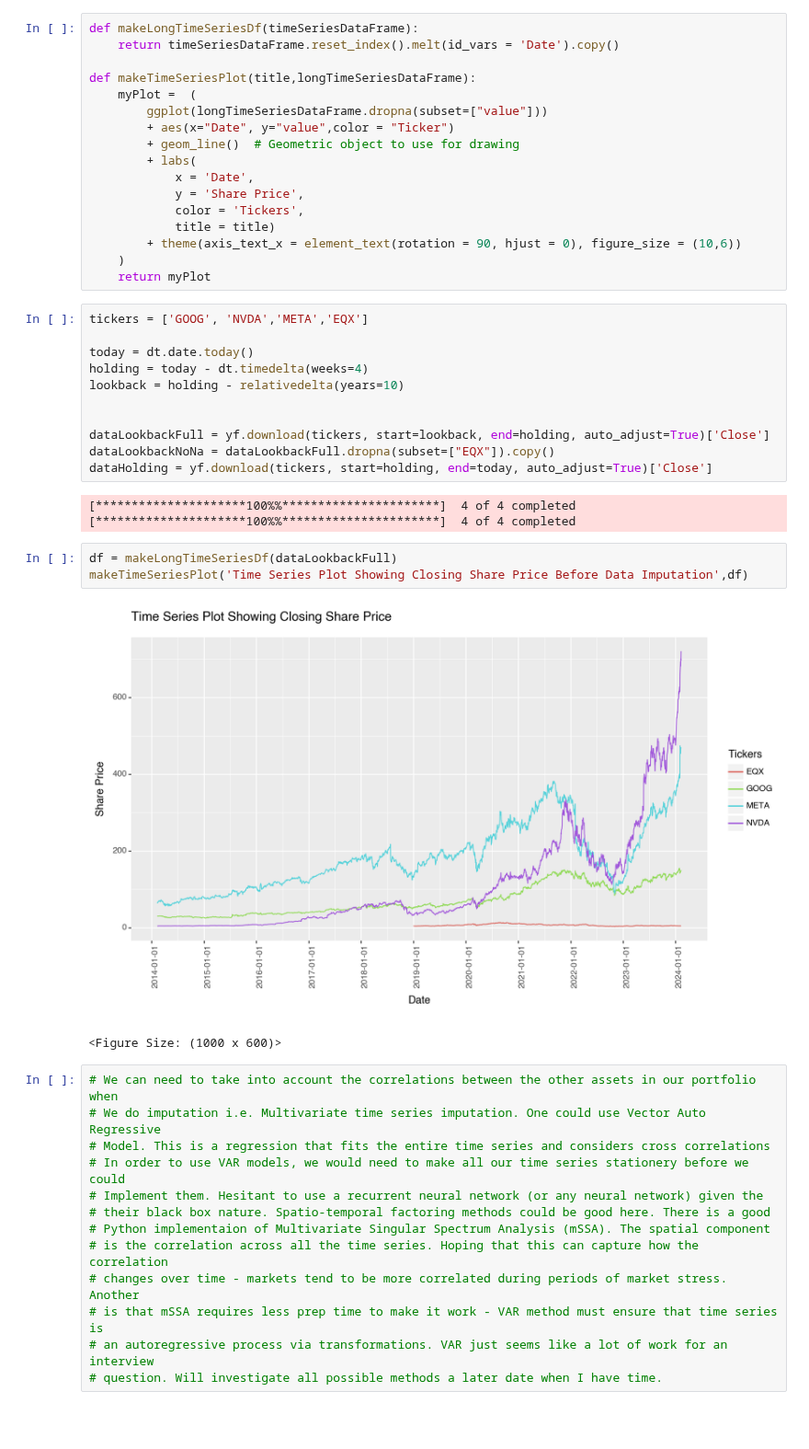
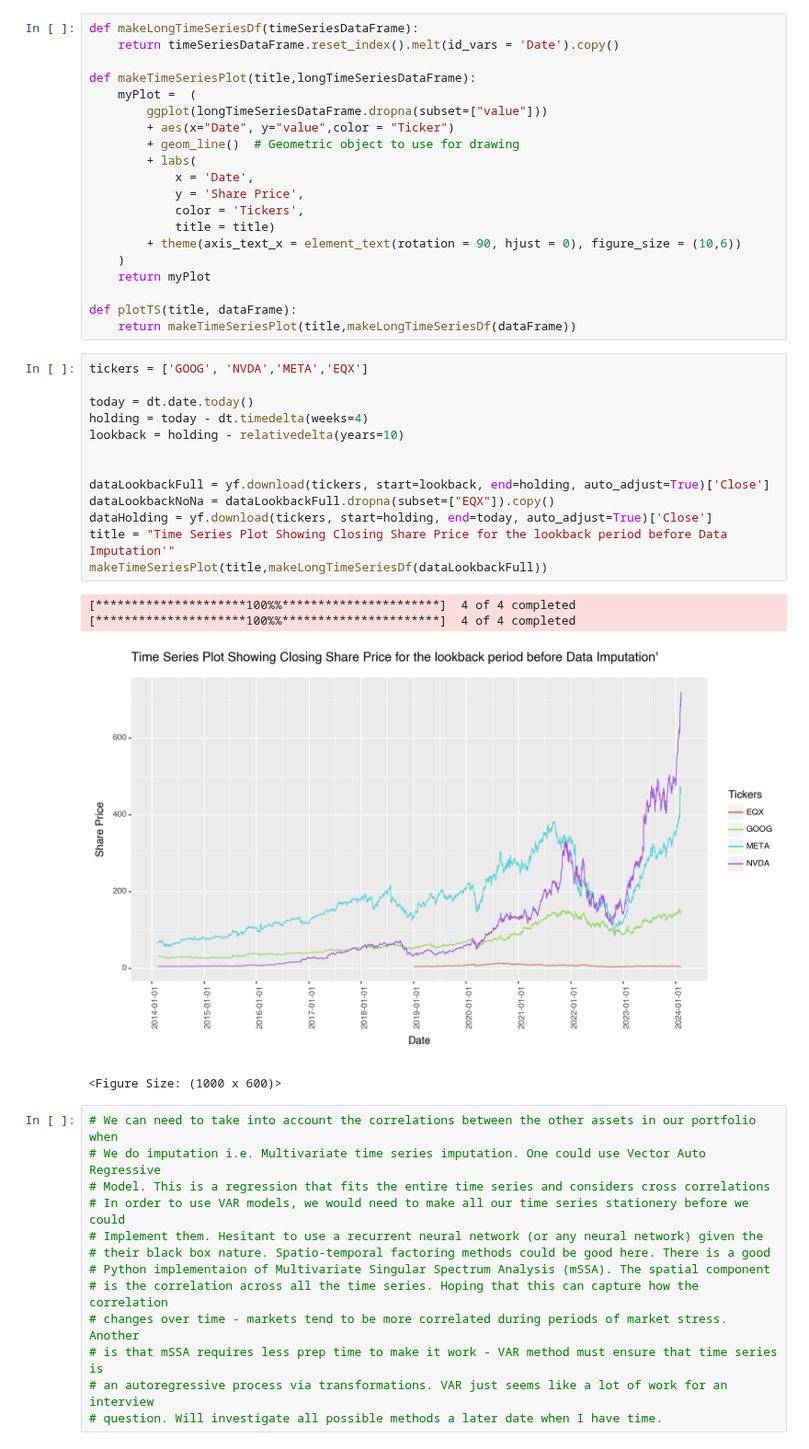
Before and after one commit to tomiadewusi/Case-Study, a Jupyter notebook: caseStudy2.ipynb, the cells around one changed output. Shown at 92% size. Cells and saved outputs as stored; diff of their text form; blank space fills up the shorter version.

```diff
--- a/caseStudy2.ipynb
+++ b/caseStudy2.ipynb
@@ -23,26 +27,27 @@ def makeTimeSeriesPlot(title,longTimeSeriesDataFrame):
         + theme(axis_text_x = element_text(rotation = 90, hjust = 0), figure_size = (10,6))
     )
     return myPlot
+
+def plotTS(title, dataFrame):
+    return makeTimeSeriesPlot(title,makeLongTimeSeriesDf(dataFrame))
 # %%
 tickers = ['GOOG', 'NVDA','META','EQX']
 
 today = dt.date.today()
 holding = today - dt.timedelta(weeks=4)
 lookback = holding - relativedelta(years=10)
 
 
 dataLookbackFull = yf.download(tickers, start=lookback, end=holding, auto_adjust=True)['Close']
 dataLookbackNoNa = dataLookbackFull.dropna(subset=["EQX"]).copy()
 dataHolding = yf.download(tickers, start=holding, end=today, auto_adjust=True)['Close']
+title = "Time Series Plot Showing Closing Share Price for the lookback period before Data Imputation'"
+makeTimeSeriesPlot(title,makeLongTimeSeriesDf(dataLookbackFull))
 # %% [output]
 [*********************100%%**********************]  4 of 4 completed
 [*********************100%%**********************]  4 of 4 completed
+[figure, added]
+<Figure Size: (1000 x 600)>
-# %%
-df = makeLongTimeSeriesDf(dataLookbackFull)
-makeTimeSeriesPlot('Time Series Plot Showing Closing Share Price Before Data Imputation',df)
-# %% [output]
-[figure, removed]
-<Figure Size: (1000 x 600)>
 # %%
 # We can need to take into account the correlations between the other assets in our portfolio when
 # We do imputation i.e. Multivariate time series imputation. One could use Vector Auto Regressive
```
Also changed, not shown: parts of 8 cells of this notebook.
